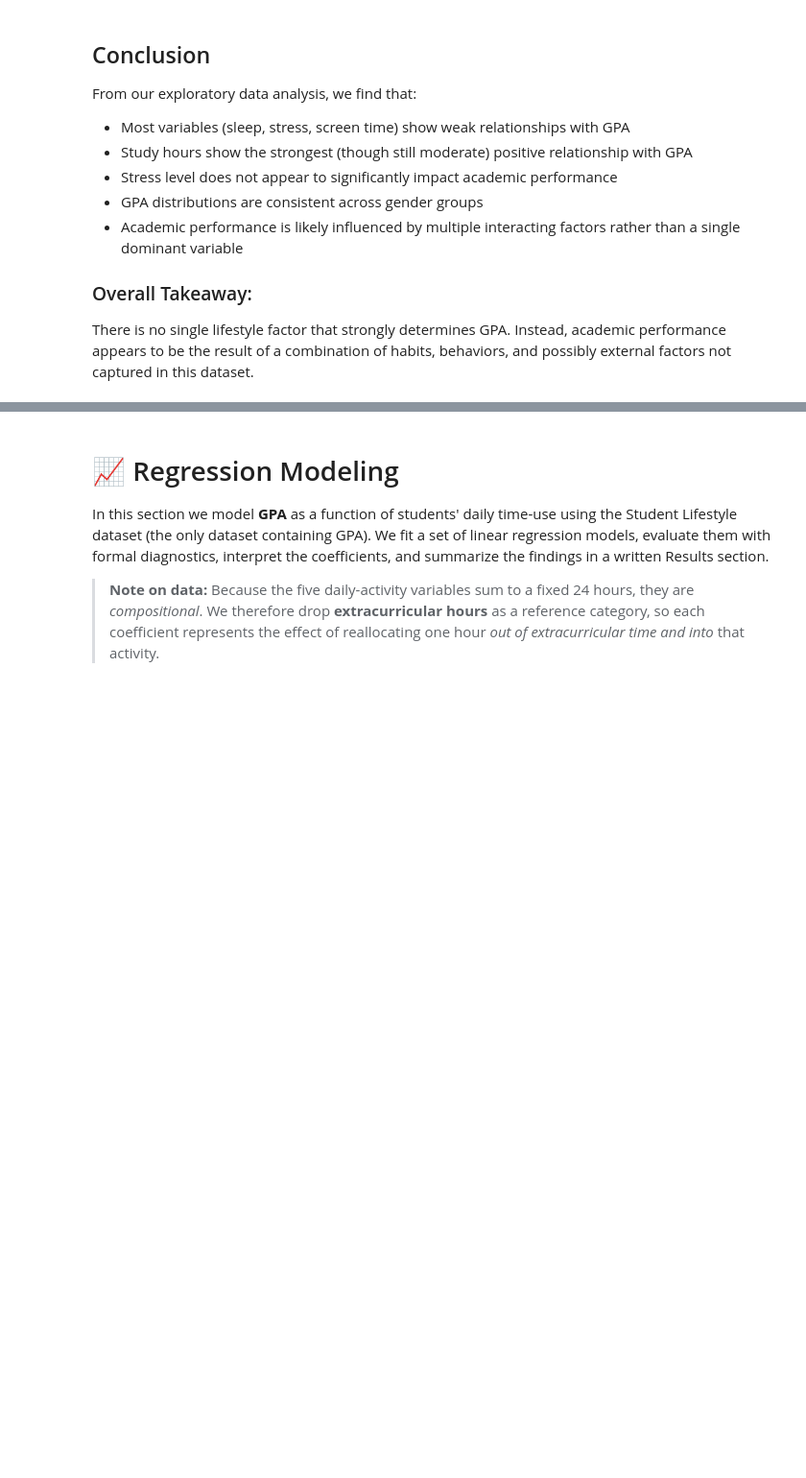
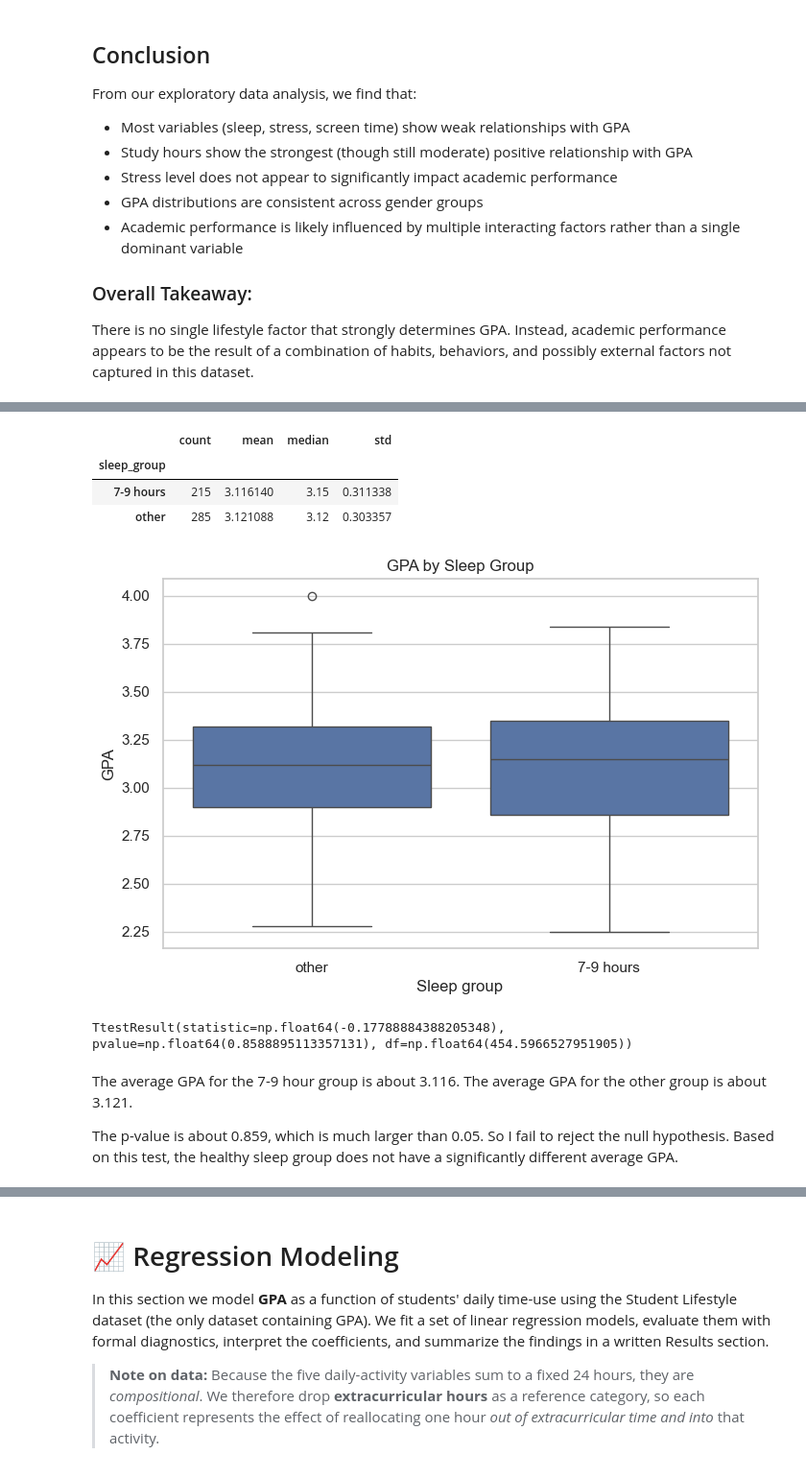
Before and after one commit to YousefAlkhunaizi123/math189project, a Jupyter notebook: math189final.ipynb, the cells around one changed output, grey strips where cells are left out. Shown at 96% size. Drawn from its saved outputs; the diff is of its cells as text; code cells hidden in the pictures; blank space fills up the shorter version.

Commit message:
Added hypothesis testing

```diff
--- a/math189final.ipynb
+++ b/math189final.ipynb
@@ -362,0 +500,27 @@ There is no single lifestyle factor that strongly determines GPA. Instead, acade
+# %%
+df["sleep_group"] = np.where(df["sleep_hours"].between(7, 9), "7-9 hours", "other")
+df.groupby("sleep_group")["gpa"].agg(["count", "mean", "median", "std"])
+# %% [output]
+|  | count | mean | median | std |
+| sleep_group |  |  |  |  |
+| 7-9 hours | 215 | 3.116140 | 3.15 | 0.311338 |
+| other | 285 | 3.121088 | 3.12 | 0.303357 |
+# %%
+sns.boxplot(data=df, x="sleep_group", y="gpa")
+plt.title("GPA by Sleep Group")
+plt.xlabel("Sleep group")
+plt.ylabel("GPA")
+plt.show()
+# %% [output]
+[figure, added]
+# %%
+g1 = df[df["sleep_group"] == "7-9 hours"]["gpa"]
+g2 = df[df["sleep_group"] == "other"]["gpa"]
+
+stats.ttest_ind(g1, g2, equal_var=False)
+# %% [output]
+TtestResult(statistic=np.float64(-0.17788884388205348), pvalue=np.float64(0.8588895113357131), df=np.float64(454.5966527951905))
+# %% [markdown]
+The average GPA for the 7-9 hour group is about 3.116. The average GPA for the other group is about 3.121.
+
+The p-value is about 0.859, which is much larger than 0.05. So I fail to reject the null hypothesis. Based on this test, the healthy sleep group does not have a significantly different average GPA.
```
Also changed, not shown: parts of 39 cells of this notebook.
